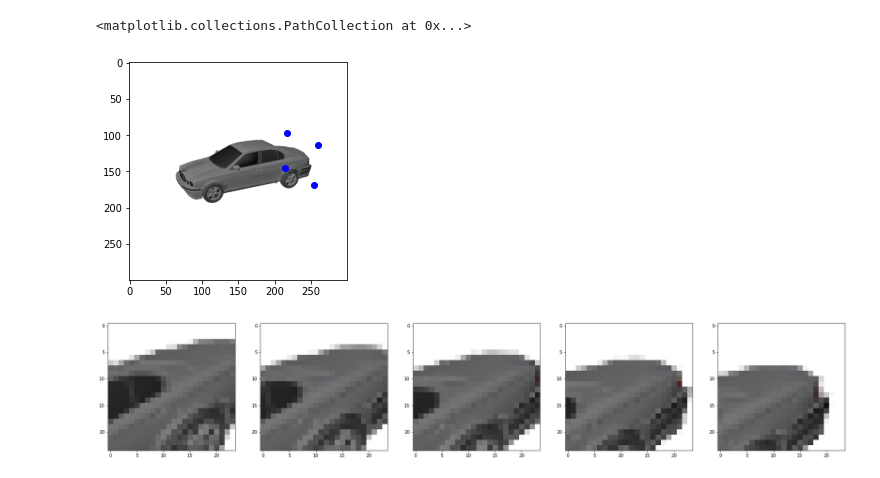
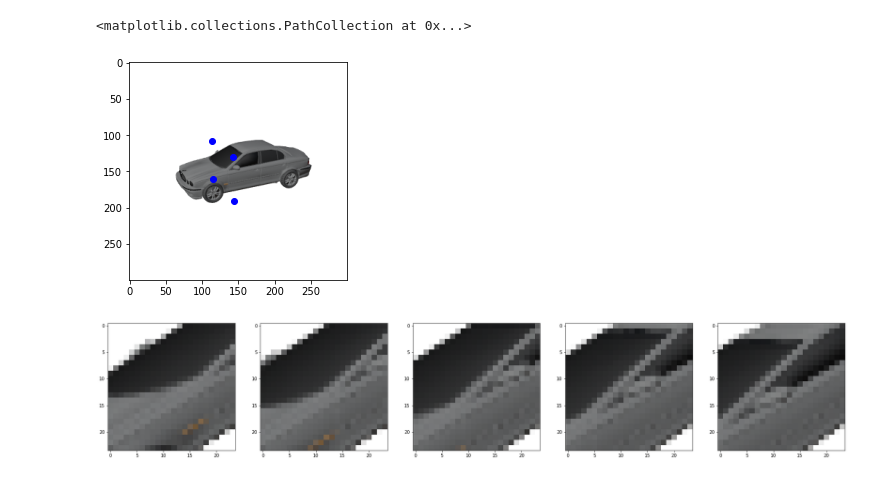
Before and after one commit to lcordey/codePDM, a Jupyter notebook: img2sdf_code/test.ipynb, the cells around one changed output. Cells and saved outputs as stored; diff of their text form; code cells hidden in the pictures.

```diff
--- a/img2sdf_code/test.ipynb
+++ b/img2sdf_code/test.ipynb
@@ -0,0 +177,27 @@
+# %%
+
+# loop through the models to render
+for model_hash, i in zip(list_hash, range(num_model_2_render)):
+
+    # model_hash = list_hash[1]
+
+    # variable to store results
+    sdf_result = np.empty([resolution, resolution, resolution, 4])
+
+    # loop because it requires too much GPU memory on my computer
+    for x in range(resolution):
+        latent_code = dict_hash_2_code[model_hash].repeat(resolution * resolution, 1).cuda()
+        xyz_sub_sample = xyz[x * resolution * resolution: (x+1) * resolution * resolution]
+
+        sdf_pred = decoder(latent_code, xyz_sub_sample).detach().cpu()
+        sdf_pred[:,0] = sdf_pred[:,0] * resolution
+        sdf_pred[:,1:] = torch.clamp(sdf_pred[:,1:], 0, 1)
+
+        sdf_pred[:,1:] = sdf_pred[:,1:] * 255
+
+        sdf_result[x, :, :, :] = np.reshape(sdf_pred[:,:], [resolution, resolution, 4])
+
+    if i == 0:
+        sdf_1 = sdf_result
+    else:
+        sdf_2 = sdf_result
@@ -145,25 +413,25 @@ plt.imshow(im)
 # plt.scatter(x = loc_2d[6,0], y = loc_2d[6,1], c = 'b')
 # plt.scatter(x = loc_2d[7,0], y = loc_2d[7,1], c = 'k')
 
-interp = 31
+interp = 10
 # plt.scatter(x = loc_2d[4:,0], y = loc_2d[4:,1], c = 'g')
 plt.scatter(x = loc_mid_2d[interp,:,0], y = loc_mid_2d[interp,:,1], c = 'b')
 # %% [output]
 <matplotlib.collections.PathCollection at 0x...>
-[figure, old version]
+[figure, new version]
 # %%
 height, width = 24, 24
 
 fig, axs = plt.subplots(1,5, figsize=(30,10))
 
-interp = 27
+interp = 10
 for i in range(5):
     src = loc_mid_2d[i + interp,:,:2]
     dst = np.array([[0,height],[width,height],[width,0],[0,0]])
     h, mask = cv2.findHomography(src, dst)
     axs[i].imshow(cv2.warpPerspective(im, h, (width,height)))
 # %% [output]
-[figure, old version]
+[figure, new version]
 # %%
 height, width, depth = 64, 64, 128
 
```
Also changed, not shown: parts of 15 cells of this notebook, 4 other files.
